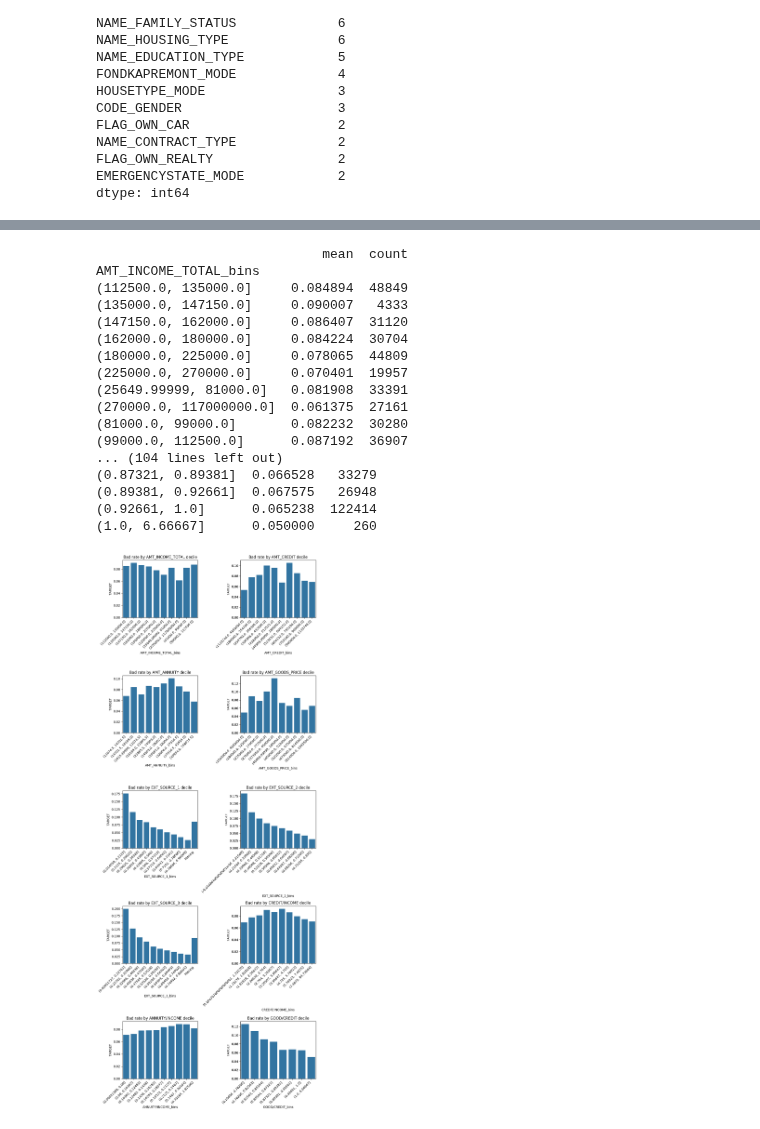
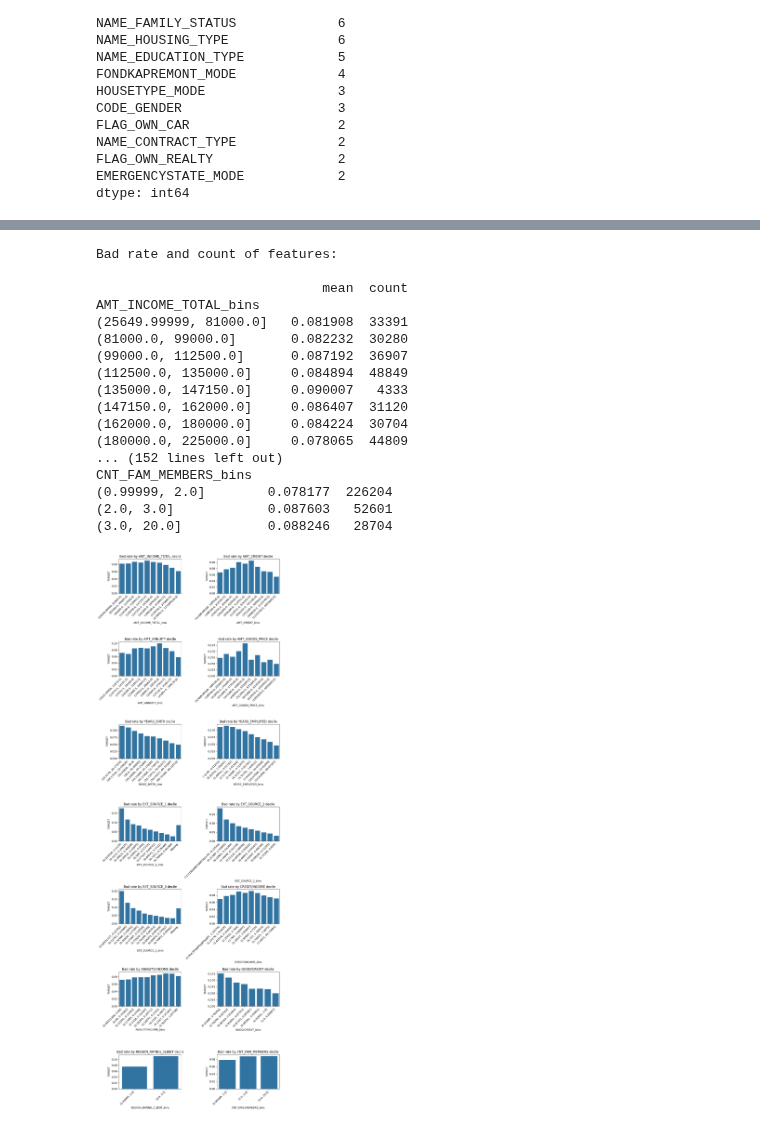
Before and after one commit to naynay-push-force/credit-risk-pd, a Jupyter notebook: src/notebooks/01_eda_application_train.ipynb, the cells around one changed output, grey strips where cells are left out. Saved outputs shown, nothing was run; the diff lists cells and outputs as text; code cells hidden in the pictures.

Commit message:
Clean and analyse time-based features, add categorical bad-rate/volume plots, and correlation matrix

```diff
--- a/src/notebooks/01_eda_application_train.ipynb
+++ b/src/notebooks/01_eda_application_train.ipynb
@@ -172,8 +179,15 @@ df[num_cols].describe().T.sort_values("std", ascending=False).head(20)
+# %%
+anom = df['DAYS_EMPLOYED'] == 365243
+df.loc[anom, 'DAYS_EMPLOYED'] = np.nan
+df['DAYS_EMPLOYED_ANOM'] = anom.astype(int)
+
+df['YEARS_EMPLOYED'] = abs(df['DAYS_EMPLOYED'])/365
+df['YEARS_BIRTH'] = abs(df['DAYS_BIRTH'])/365
 # %% [markdown]
 Initial Distributional Analysis of Potential Numeric Predictors
 # %%
 cols_to_plot = ['AMT_INCOME_TOTAL', 'AMT_CREDIT', 'AMT_ANNUITY', 'AMT_GOODS_PRICE',
-                'DAYS_BIRTH', 'DAYS_EMPLOYED', 'CNT_CHILDREN', 'CNT_FAM_MEMBERS']
+                'YEARS_BIRTH', 'YEARS_EMPLOYED', 'CNT_CHILDREN', 'CNT_FAM_MEMBERS']
 
 fig, axes = plt.subplots(4, 2, figsize=(12, 15))
 axes= axes.flatten()
@@ -286,9 +354,0 @@ Example of high-impact categorical feautre
-# %%
-col = "NAME_EDUCATION_TYPE"
-
-print(df[col].value_counts())
-
-sns.countplot(x=col, data=df, stat='proportion')
-plt.xticks(rotation=45, ha='right')
-plt.title(col)
-plt.show()
@@ -304,10 +354,0 @@ Name: count, dtype: int64
-# %%
-col = "NAME_EDUCATION_TYPE"
-
-bad_rate = df.groupby(col)['TARGET'].mean().sort_values(ascending=False)
-
-bad_rate.plot(kind='bar')
-plt.title(f"Bad rate by {col}")
-plt.ylabel("Bad rate")
-plt.xticks(rotation=45, ha='right')
-plt.show()
@@ -316,48 +355,55 @@ plt.show()
 # %%
 cols = ['AMT_INCOME_TOTAL', 'AMT_CREDIT', 'AMT_ANNUITY', 'AMT_GOODS_PRICE',
-        'EXT_SOURCE_1', 'EXT_SOURCE_2', 'EXT_SOURCE_3', 'CREDIT/INCOME', 'ANNUITY/INCOME', 'GOOD/CREDIT']
+        'YEARS_BIRTH', 'YEARS_EMPLOYED', 'EXT_SOURCE_1', 'EXT_SOURCE_2', 'EXT_SOURCE_3',
+        'CREDIT/INCOME', 'ANNUITY/INCOME', 'GOOD/CREDIT', 'REGION_RATING_CLIENT', 'CNT_FAM_MEMBERS']
+
 missingness = ['EXT_SOURCE_1', 'EXT_SOURCE_3']
 
-fig, axes = plt.subplots(5, 2, figsize=(10, 25))
+fig, axes = plt.subplots(7, 2, figsize=(10, 30))
 axes = axes.flatten()
+
+print("Bad rate and count of features:\n")
 
 for i, col in enumerate(cols):
     # Discretise column into 10 equal-sized decile bins
-    df[f'{col}_bins'] = pd.qcut(df[col], 10, duplicates='drop', precision=5).astype(str)
+    df[f'{col}_bins'] = pd.qcut(df[col], 10, duplicates='drop', precision=5)
 
     # Plot bad rate of missingness of column as a standalone bar
     if col in missingness:
+        df[f'{col}_bins'] = df[f'{col}_bins'].cat.add_categories('Missing')
         df[f'{col}_bins'] = df[f'{col}_bins'].fillna('Missing')
 
-    print(df.groupby(f'{col}_bins')["TARGET"].agg(["mean","count"]))
+    print(f"{df.groupby(f'{col}_bins')["TARGET"].agg(["mean","count"])}\n")
 
     # Compute bad rate for each decile
     decile_rates = df.groupby(f'{col}_bins')['TARGET'].mean().reset_index()
 
     sns.barplot(data=decile_rates, x=f'{col}_bins', y='TARGET', ax=axes[i])
+
+    decile_rates[f'{col}_bins'] = decile_rates[f'{col}_bins'].astype(str)
 
     # Formatting
     axes[i].set_title(f"Bad rate by {col} decile")
     axes[i].set_xticklabels(axes[i].get_xticklabels(), rotation=45, ha='right')
 
 plt.tight_layout()
 plt.show()
 # %% [output]
+Bad rate and count of features:
+
                              mean  count
 AMT_INCOME_TOTAL_bins
+(25649.99999, 81000.0]   0.081908  33391
+(81000.0, 99000.0]       0.082232  30280
+(99000.0, 112500.0]      0.087192  36907
 (112500.0, 135000.0]     0.084894  48849
 (135000.0, 147150.0]     0.090007   4333
 (147150.0, 162000.0]     0.086407  31120
 (162000.0, 180000.0]     0.084224  30704
 (180000.0, 225000.0]     0.078065  44809
-(225000.0, 270000.0]     0.070401  19957
-(25649.99999, 81000.0]   0.081908  33391
-(270000.0, 117000000.0]  0.061375  27161
-(81000.0, 99000.0]       0.082232  30280
-(99000.0, 112500.0]      0.087192  36907
-... (104 lines left out)
-(0.87321, 0.89381]  0.066528   33279
-(0.89381, 0.92661]  0.067575   26948
-(0.92661, 1.0]      0.065238  122414
-(1.0, 6.66667]      0.050000     260
+... (152 lines left out)
+CNT_FAM_MEMBERS_bins
+(0.99999, 2.0]        0.078177  226204
+(2.0, 3.0]            0.087603   52601
+(3.0, 20.0]           0.088246   28704
-[figure, old version]
+[figure, new version]
```
Also changed, not shown: parts of 10 cells of this notebook.
